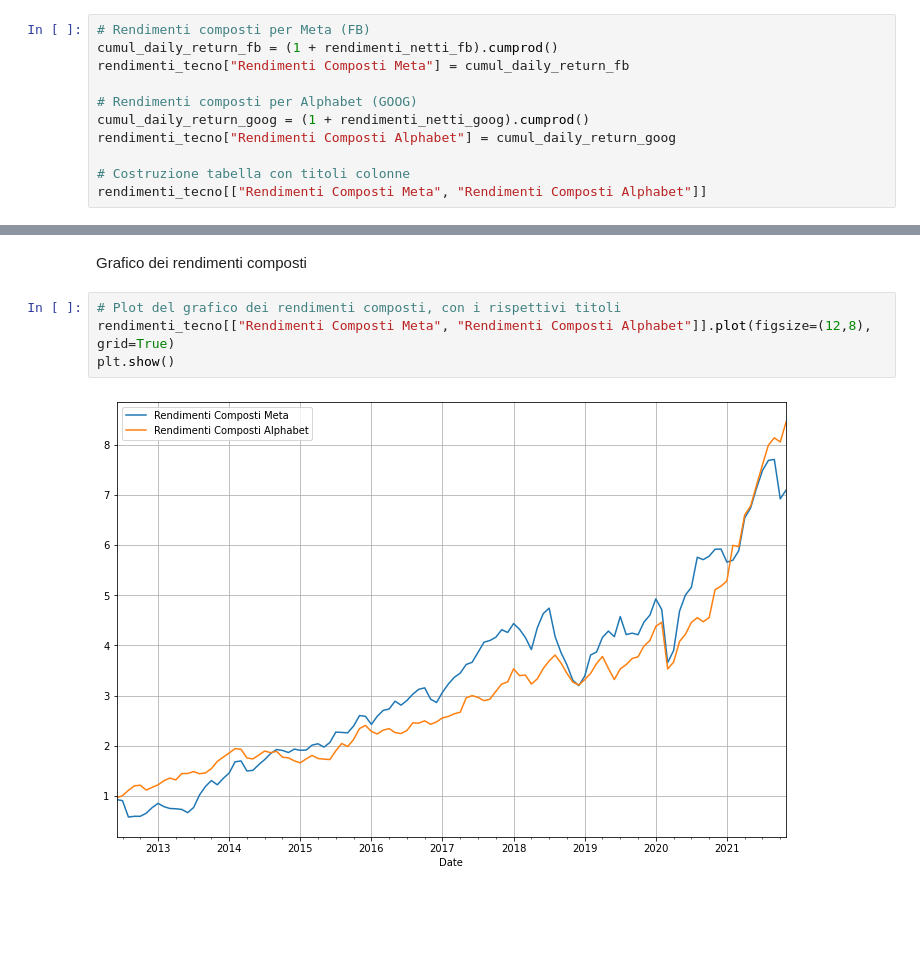
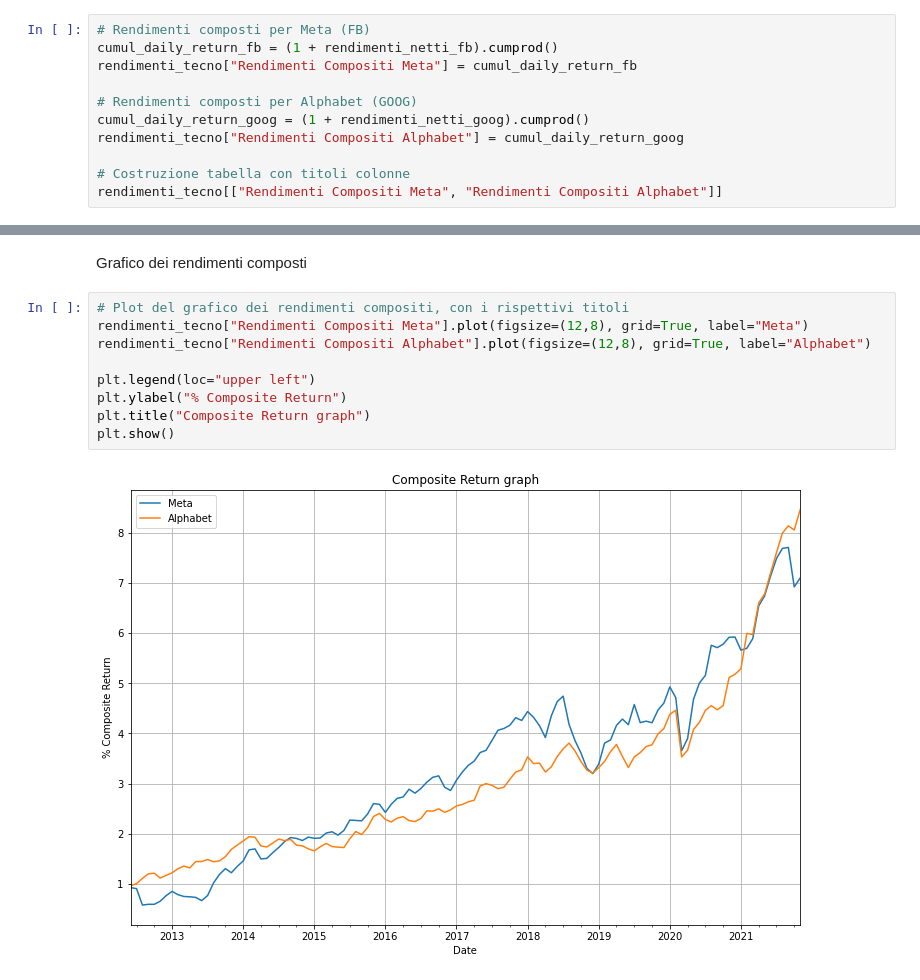
Before and after one commit to tommcamm/BISF-Project, a Jupyter notebook: python/Notebook del progetto.ipynb, the cells around one changed output, grey strips where cells are left out. Drawn from its saved outputs; the diff is of its cells as text; blank space fills up the shorter version.

```diff
--- a/python/Notebook del progetto.ipynb
+++ b/python/Notebook del progetto.ipynb
@@ -101,12 +150,12 @@ Tabella dei rendimenti composti
 # %%
 # Rendimenti composti per Meta (FB)
 cumul_daily_return_fb = (1 + rendimenti_netti_fb).cumprod()
-rendimenti_tecno["Rendimenti Composti Meta"] = cumul_daily_return_fb
+rendimenti_tecno["Rendimenti Compositi Meta"] = cumul_daily_return_fb
 
 # Rendimenti composti per Alphabet (GOOG)
 cumul_daily_return_goog = (1 + rendimenti_netti_goog).cumprod()
-rendimenti_tecno["Rendimenti Composti Alphabet"] = cumul_daily_return_goog
+rendimenti_tecno["Rendimenti Compositi Alphabet"] = cumul_daily_return_goog
 
 # Costruzione tabella con titoli colonne
-rendimenti_tecno[["Rendimenti Composti Meta", "Rendimenti Composti Alphabet"]]
+rendimenti_tecno[["Rendimenti Compositi Meta", "Rendimenti Compositi Alphabet"]]
 # %% [output]
@@ -127,8 +176,13 @@ rendimenti_tecno[["Rendimenti Composti Meta", "Rendimenti Composti Alphabet"]]
 # %% [markdown]
 Grafico dei rendimenti composti
 # %%
-# Plot del grafico dei rendimenti composti, con i rispettivi titoli
-rendimenti_tecno[["Rendimenti Composti Meta", "Rendimenti Composti Alphabet"]].plot(figsize=(12,8), grid=True)
+# Plot del grafico dei rendimenti compositi, con i rispettivi titoli
+rendimenti_tecno["Rendimenti Compositi Meta"].plot(figsize=(12,8), grid=True, label="Meta")
+rendimenti_tecno["Rendimenti Compositi Alphabet"].plot(figsize=(12,8), grid=True, label="Alphabet")
+
+plt.legend(loc="upper left")
+plt.ylabel("% Composite Return")
+plt.title("Composite Return graph")
 plt.show()
 # %% [output]
-[figure, old version]
+[figure, new version]
```
Also changed, not shown: parts of 7 cells of this notebook, 6 other files.
